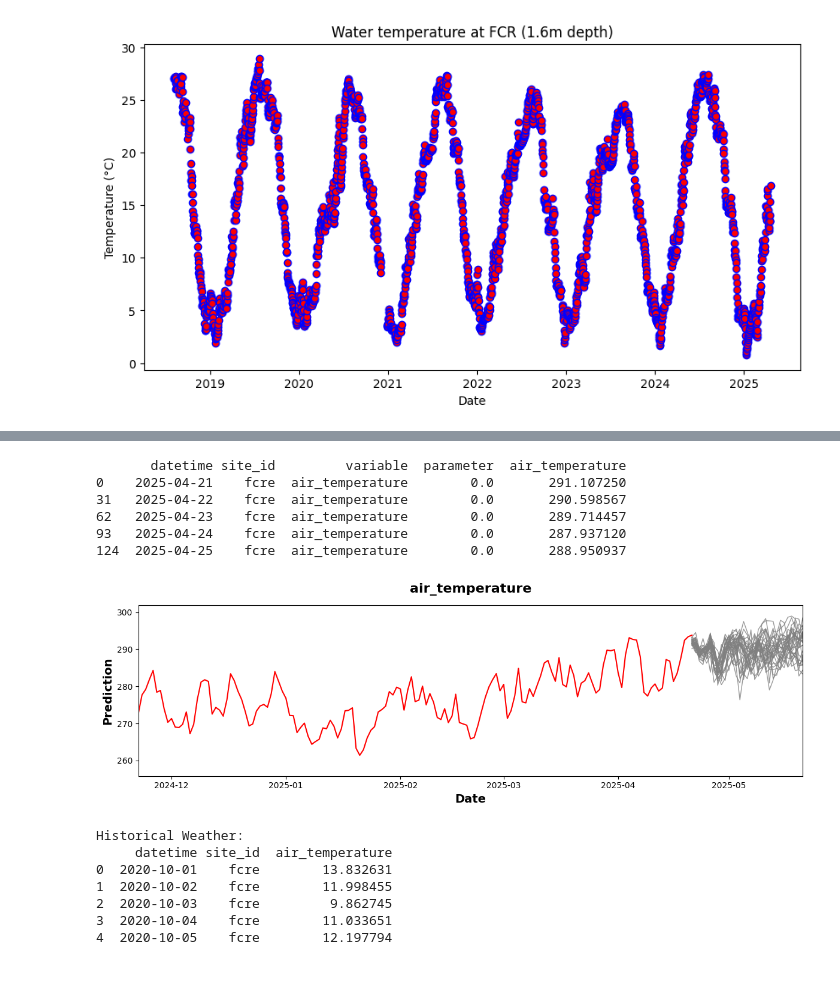
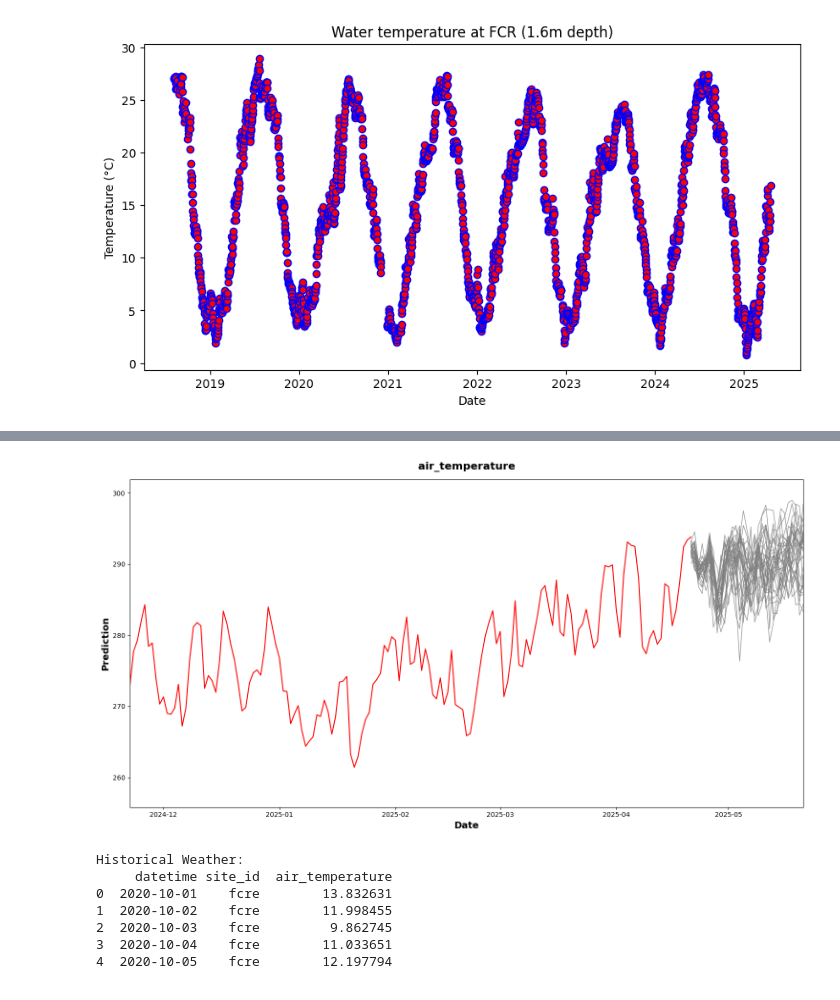
Before and after one commit to jhuggins/PY-VERA_EXAMPLE, a Jupyter notebook: Vera_Example.ipynb, the cells around one changed output, grey strips where cells are left out. Saved outputs shown, nothing was run; the diff lists cells and outputs as text; code cells hidden in the pictures.

```diff
--- a/Vera_Example.ipynb
+++ b/Vera_Example.ipynb
@@ -180,7 +186,7 @@ future_weather_daily = (
     .sort_values(['parameter', 'datetime'])
 )
 
-print(future_weather_daily.head())
+#print(future_weather_daily.head())
 
 # --- Plotting Function ---
 def plot_weather_comparison(historical_weather, future_weather, forecast_date, method='interpolate'):  # Add method parameter
@@ -194,7 +200,7 @@ def plot_weather_comparison(historical_weather, future_weather, forecast_date, m
         method (str, optional): Method to handle missing values in future data.
                                  Can be 'interpolate' or 'drop'. Defaults to 'interpolate'.
     """
-    fig, ax = plt.subplots(figsize=(12, 4))
+    fig, ax = plt.subplots(figsize=(15, 8))
 
     # Plot future weather ensemble members
     for param in future_weather['parameter'].unique():
@@ -203,46 +209,39 @@ def plot_weather_comparison(historical_weather, future_weather, forecast_date, m
         if method == 'interpolate':
             # Interpolate to handle missing values
             subset = subset.set_index('datetime').resample('D').asfreq()
             subset['air_temperature'] = subset['air_temperature'].interpolate(method='linear')
             subset = subset.reset_index()
         elif method == 'drop':
             # Drop rows with NaN values in 'air_temperature' before plotting
             subset = subset.dropna(subset=['air_temperature'])
         else:
             raise ValueError("Invalid method. Choose 'interpolate' or 'drop'.")
 
 
         ax.plot(subset['datetime'], subset['air_temperature'],
                 color='gray', alpha=0.8, linewidth=1.0)
 
   # Rename 'prediction' to 'air_temperature' in historical_weather
     historical_weather = historical_weather.rename(columns={'prediction': 'air_temperature'})
 
     # Directly use 'air_temperature' for plotting (removed plot_col)
     historical_weather = historical_weather.dropna(subset=['air_temperature'])
     ax.plot(historical_weather['datetime'], historical_weather['air_temperature'],
             color='red', linewidth=1.5)
   # Formatting
     title = historical_weather['variable'].iloc[0] if 'variable' in historical_weather.columns else 'Air Temperature'
-    ax.set_title(title, fontweight='bold', fontsize=16, pad=15)  # Increased size and padding
-    ax.set_xlim([forecast_date - timedelta(days=150), forecast_date + timedelta(days=30)])
-    ax.grid(False)  # or ax.grid(True, linestyle='--', alpha=0.5) for a light grid
-    ax.set_ylabel('Prediction', fontweight='bold', fontsize=14)  # Increased size
-    ax.set_xlabel('Date', fontweight='bold', fontsize=14)  # Increased size
-
+    ax.set_title(title, fontweight='bold', fontsize=16, pad=15)
+    ax.set_xlim([forecast_date - timedelta(days=150), forecast_date + timedelta(days=30)]) # Change it to see the past date
+    ax.grid(False)
+    ax.set_ylabel('Prediction', fontweight='bold', fontsize=14)
+    ax.set_xlabel('Date', fontweight='bold', fontsize=14)
     plt.tight_layout()
     plt.show()
 
 # Usage with your DataFrames, choose method: 'interpolate' or 'drop'
 plot_weather_comparison(historical_weather_df, future_weather_df, forecast_date, method='interpolate')  # Using 'interpolate' method
 # %% [output]
-       datetime site_id         variable  parameter  air_temperature
-0    2025-04-21    fcre  air_temperature        0.0       291.107250
-31   2025-04-22    fcre  air_temperature        0.0       290.598567
-62   2025-04-23    fcre  air_temperature        0.0       289.714457
-93   2025-04-24    fcre  air_temperature        0.0       287.937120
-124  2025-04-25    fcre  air_temperature        0.0       288.950937
-[figure, old version]
+[figure, new version]
 # %%
 def wide_format(df, index_cols):
     """Converts a DataFrame to wide format."""
```
Also changed, not shown: parts of 3 cells of this notebook.
